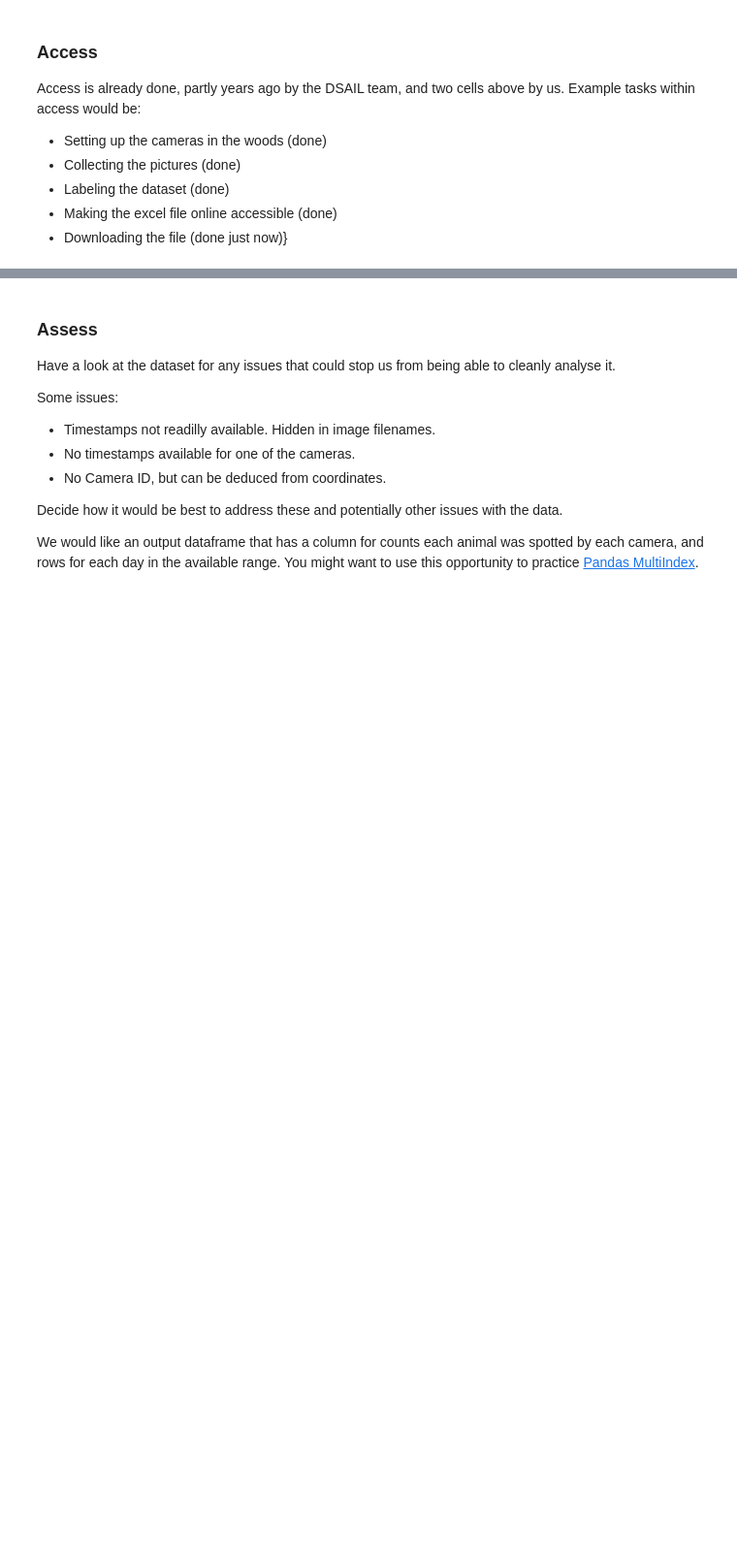
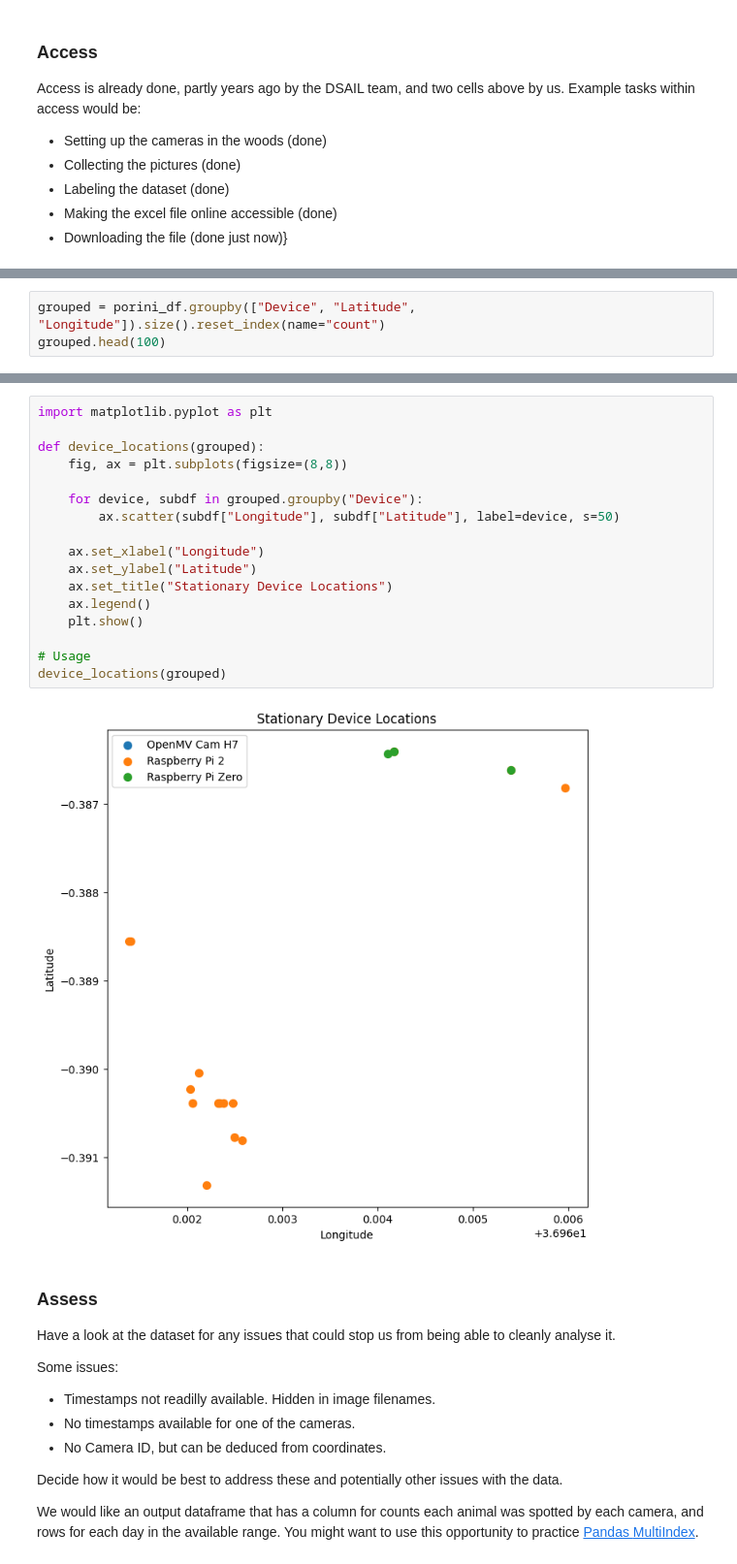
Before and after one commit to will-genius/mlfcworkshop, a Jupyter notebook: _notebooks/03-dataset-joining-practical.ipynb, the cells around one changed output, grey strips where cells are left out. Shown: that part at 97% size. Saved outputs shown, nothing was run; the diff lists cells and outputs as text; blank space fills up the shorter version.

```diff
--- a/_notebooks/03-dataset-joining-practical.ipynb
+++ b/_notebooks/03-dataset-joining-practical.ipynb
@@ -217,0 +243,3 @@ porini_df.head()
+# %%
+grouped = porini_df.groupby(["Device", "Latitude", "Longitude"]).size().reset_index(name="count")
+grouped.head(100)
@@ -218,3 +264,22 @@ porini_df.head()
+# %%
+import matplotlib.pyplot as plt
+
+def device_locations(grouped):
+    fig, ax = plt.subplots(figsize=(8,8))
+
+    for device, subdf in grouped.groupby("Device"):
+        ax.scatter(subdf["Longitude"], subdf["Latitude"], label=device, s=50)
+
+    ax.set_xlabel("Longitude")
+    ax.set_ylabel("Latitude")
+    ax.set_title("Stationary Device Locations")
+    ax.legend()
+    plt.show()
+
+# Usage
+device_locations(grouped)
+# %% [output]
+[figure, added]
 # %% [markdown]
 ### Assess
 
```
Also changed, not shown: parts of 3 cells of this notebook.
